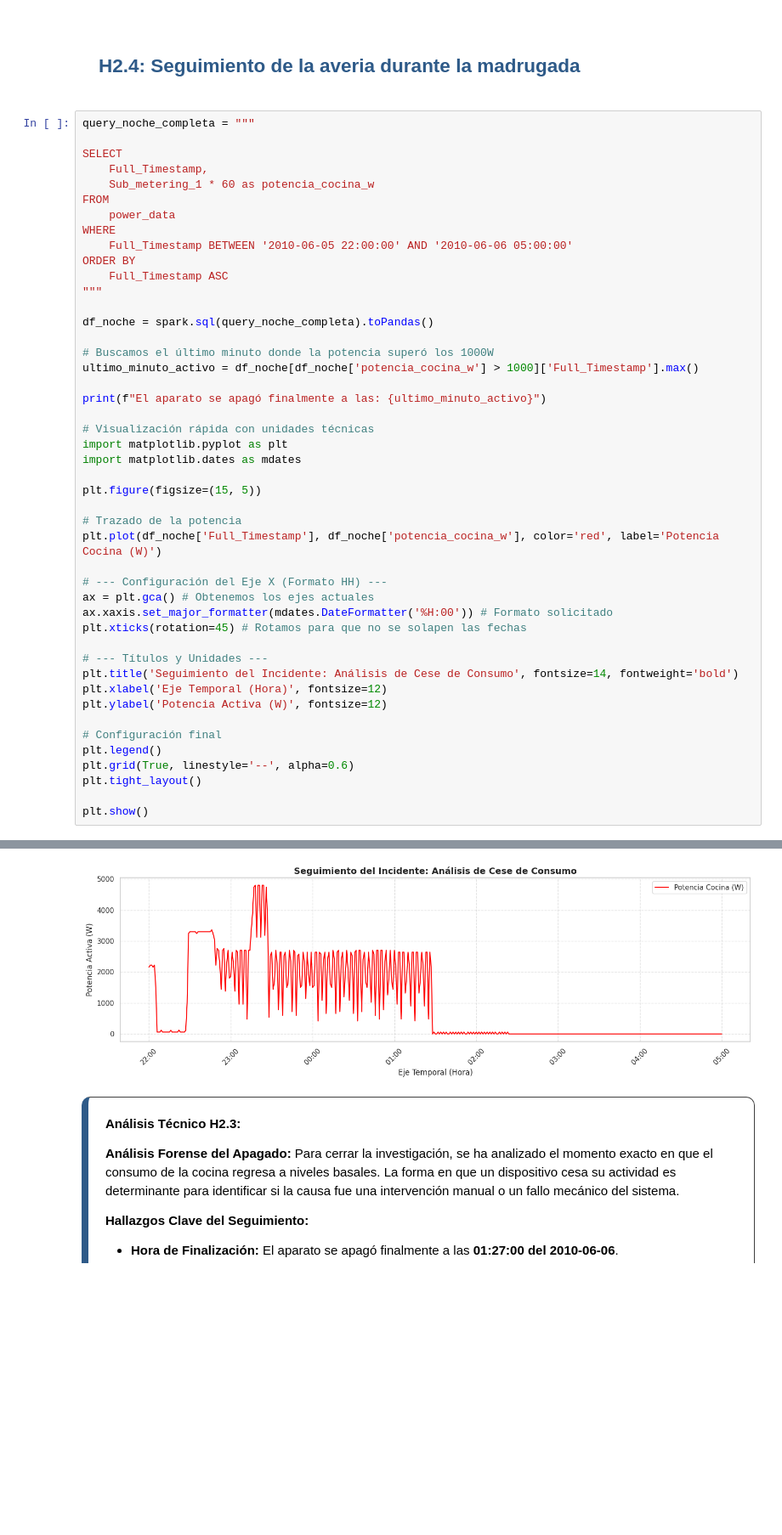
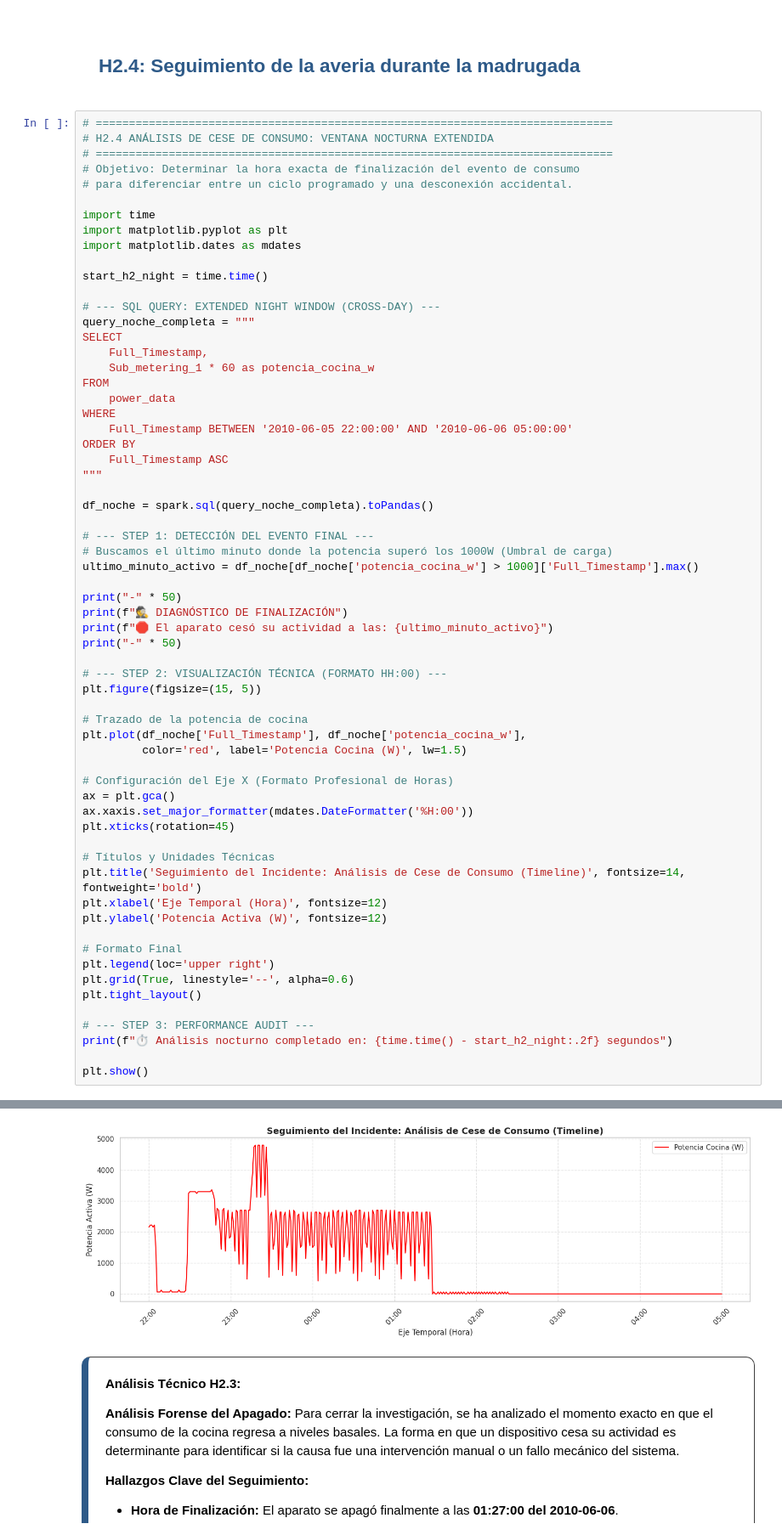
Before and after one commit to aitor-industrial-data/Data-Projects-Repo, a Jupyter notebook: 03_SQL_Big_Data_Spark/03.01_CAPSTONE_Industrial_Energy_Analytics/notebooks/01_EDA_Electric_Data.ipynb, the cells around one changed output, grey strips where cells are left out. Shown at 85% size. Drawn from its saved outputs; the diff is of its cells as text; blank space fills up the shorter version.

```diff
--- a/03_SQL_Big_Data_Spark/03.01_CAPSTONE_Industrial_Energy_Analytics/notebooks/01_EDA_Electric_Data.ipynb
+++ b/03_SQL_Big_Data_Spark/03.01_CAPSTONE_Industrial_Energy_Analytics/notebooks/01_EDA_Electric_Data.ipynb
@@ -1080,8 +1301,20 @@ A la vista de los datos, se confirma que el aparato es un **horno**, pero la nat
     </h3>
 </div>
 # %%
+# ==============================================================================
+# H2.4 ANÁLISIS DE CESE DE CONSUMO: VENTANA NOCTURNA EXTENDIDA
+# ==============================================================================
+# Objetivo: Determinar la hora exacta de finalización del evento de consumo
+# para diferenciar entre un ciclo programado y una desconexión accidental.
+
+import time
+import matplotlib.pyplot as plt
+import matplotlib.dates as mdates
+
+start_h2_night = time.time()
+
+# --- SQL QUERY: EXTENDED NIGHT WINDOW (CROSS-DAY) ---
 query_noche_completa = """
-
 SELECT
     Full_Timestamp,
     Sub_metering_1 * 60 as potencia_cocina_w
@@ -1095,34 +1328,39 @@ ORDER BY
 
 df_noche = spark.sql(query_noche_completa).toPandas()
 
-# Buscamos el último minuto donde la potencia superó los 1000W
+# --- STEP 1: DETECCIÓN DEL EVENTO FINAL ---
+# Buscamos el último minuto donde la potencia superó los 1000W (Umbral de carga)
 ultimo_minuto_activo = df_noche[df_noche['potencia_cocina_w'] > 1000]['Full_Timestamp'].max()
 
-print(f"El aparato se apagó finalmente a las: {ultimo_minuto_activo}")
+print("-" * 50)
+print(f"🕵️ DIAGNÓSTICO DE FINALIZACIÓN")
+print(f"🛑 El aparato cesó su actividad a las: {ultimo_minuto_activo}")
+print("-" * 50)
 
-# Visualización rápida con unidades técnicas
-import matplotlib.pyplot as plt
-import matplotlib.dates as mdates
-
+# --- STEP 2: VISUALIZACIÓN TÉCNICA (FORMATO HH:00) ---
 plt.figure(figsize=(15, 5))
 
-# Trazado de la potencia
-plt.plot(df_noche['Full_Timestamp'], df_noche['potencia_cocina_w'], color='red', label='Potencia Cocina (W)')
+# Trazado de la potencia de cocina
+plt.plot(df_noche['Full_Timestamp'], df_noche['potencia_cocina_w'],
+         color='red', label='Potencia Cocina (W)', lw=1.5)
 
-# --- Configuración del Eje X (Formato HH) ---
-ax = plt.gca() # Obtenemos los ejes actuales
-ax.xaxis.set_major_formatter(mdates.DateFormatter('%H:00')) # Formato solicitado
-plt.xticks(rotation=45) # Rotamos para que no se solapen las fechas
+# Configuración del Eje X (Formato Profesional de Horas)
+ax = plt.gca()
+ax.xaxis.set_major_formatter(mdates.DateFormatter('%H:00'))
+plt.xticks(rotation=45)
 
-# --- Títulos y Unidades ---
-plt.title('Seguimiento del Incidente: Análisis de Cese de Consumo', fontsize=14, fontweight='bold')
+# Títulos y Unidades Técnicas
+plt.title('Seguimiento del Incidente: Análisis de Cese de Consumo (Timeline)', fontsize=14, fontweight='bold')
 plt.xlabel('Eje Temporal (Hora)', fontsize=12)
 plt.ylabel('Potencia Activa (W)', fontsize=12)
 
-# Configuración final
-plt.legend()
+# Formato Final
+plt.legend(loc='upper right')
 plt.grid(True, linestyle='--', alpha=0.6)
 plt.tight_layout()
 
+# --- STEP 3: PERFORMANCE AUDIT ---
+print(f"⏱️ Análisis nocturno completado en: {time.time() - start_h2_night:.2f} segundos")
+
 plt.show()
 # %% [output]
@@ -1130,4 +1373,4 @@ El aparato se apagó finalmente a las: 2010-06-06 01:27:00
-[figure, old version]
+[figure, new version]
 # %% [markdown]
 <div style="background-color: #1e1e1e00; padding: 20px; border: 1px solid #3e3e3e; border-radius: 10px; border-left: 8px solid #2e5a88;">
 
```
Also changed, not shown: parts of 39 cells of this notebook, 5 other files.
